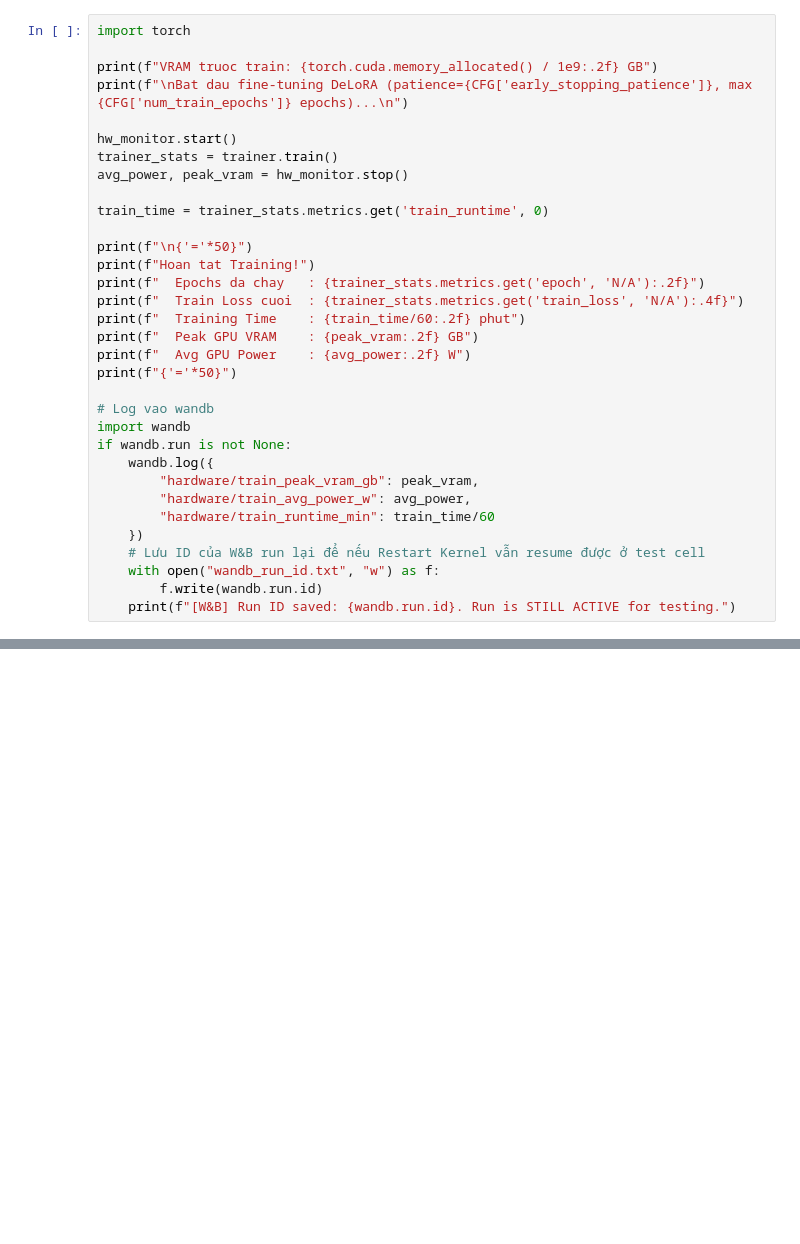
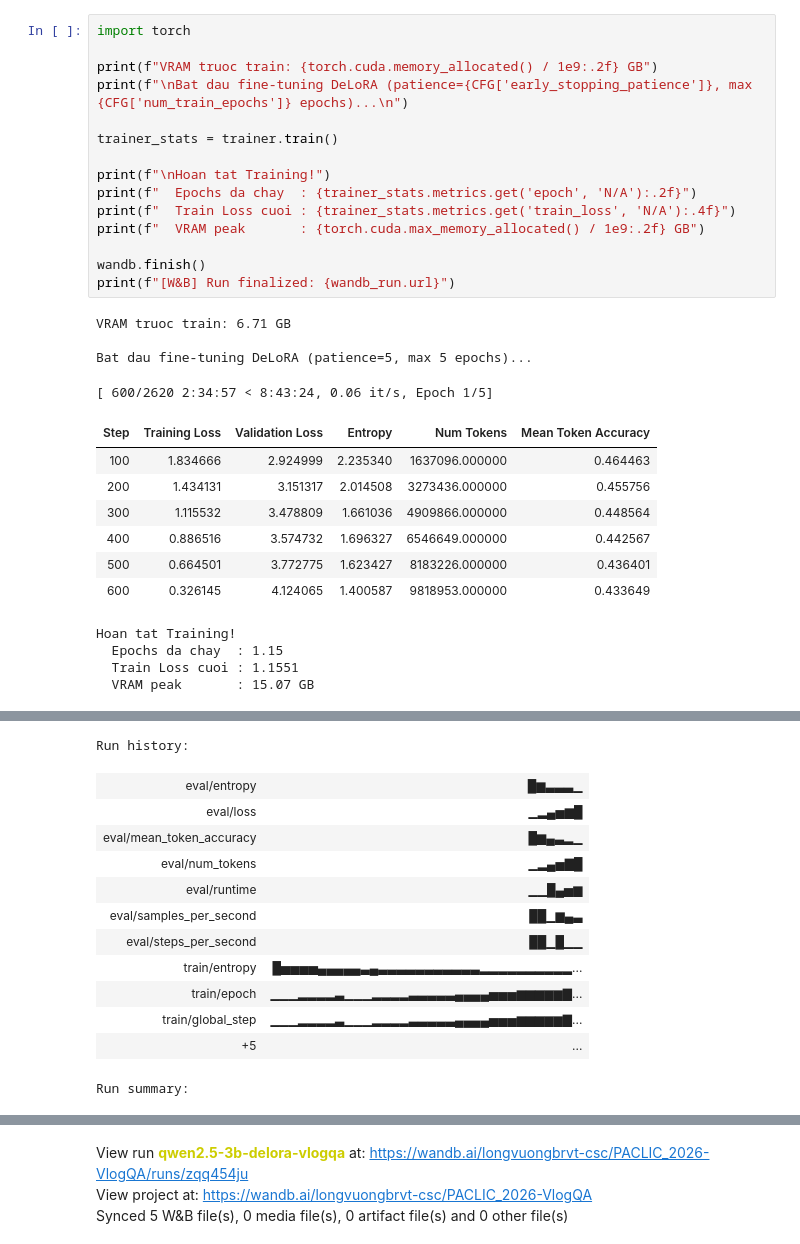
Before and after one commit to khanhlonguit/PACLIC_2026, a Jupyter notebook: VlogQA/qwen2.5-3B/DeLora/train_qwen_delora_vlogqa_3B.ipynb, the cells around one changed output, grey strips where cells are left out. Cells and saved outputs as stored; diff of their text form; blank space fills up the shorter version.

Commit message:
feat: add Jupyter notebook for training Qwen2.5-3B model using DeLora on VlogQA dataset

```diff
--- a/VlogQA/qwen2.5-3B/DeLora/train_qwen_delora_vlogqa_3B.ipynb
+++ b/VlogQA/qwen2.5-3B/DeLora/train_qwen_delora_vlogqa_3B.ipynb
@@ -443,33 +525,31 @@ print(f"  W&B run          : {wandb_run.url}")
 # %%
 import torch
 
 print(f"VRAM truoc train: {torch.cuda.memory_allocated() / 1e9:.2f} GB")
 print(f"\nBat dau fine-tuning DeLoRA (patience={CFG['early_stopping_patience']}, max {CFG['num_train_epochs']} epochs)...\n")
 
-hw_monitor.start()
 trainer_stats = trainer.train()
-avg_power, peak_vram = hw_monitor.stop()
 
-train_time = trainer_stats.metrics.get('train_runtime', 0)
+print(f"\nHoan tat Training!")
+print(f"  Epochs da chay  : {trainer_stats.metrics.get('epoch', 'N/A'):.2f}")
+print(f"  Train Loss cuoi : {trainer_stats.metrics.get('train_loss', 'N/A'):.4f}")
+print(f"  VRAM peak       : {torch.cuda.max_memory_allocated() / 1e9:.2f} GB")
 
-print(f"\n{'='*50}")
-print(f"Hoan tat Training!")
-print(f"  Epochs da chay   : {trainer_stats.metrics.get('epoch', 'N/A'):.2f}")
-print(f"  Train Loss cuoi  : {trainer_stats.metrics.get('train_loss', 'N/A'):.4f}")
-print(f"  Training Time    : {train_time/60:.2f} phut")
-print(f"  Peak GPU VRAM    : {peak_vram:.2f} GB")
-print(f"  Avg GPU Power    : {avg_power:.2f} W")
-print(f"{'='*50}")
-
-# Log vao wandb
-import wandb
-if wandb.run is not None:
-    wandb.log({
-        "hardware/train_peak_vram_gb": peak_vram,
-        "hardware/train_avg_power_w": avg_power,
-        "hardware/train_runtime_min": train_time/60
-    })
-    # Lưu ID của W&B run lại để nếu Restart Kernel vẫn resume được ở test cell
-    with open("wandb_run_id.txt", "w") as f:
-        f.write(wandb.run.id)
-    print(f"[W&B] Run ID saved: {wandb.run.id}. Run is STILL ACTIVE for testing.")
+wandb.finish()
+print(f"[W&B] Run finalized: {wandb_run.url}")
+# %% [output]
+VRAM truoc train: 6.71 GB
+
+Bat dau fine-tuning DeLoRA (patience=5, max 5 epochs)...
+[ 600/2620 2:34:57 < 8:43:24, 0.06 it/s, Epoch 1/5]
+| Step | Training Loss | Validation Loss | Entropy | Num Tokens | Mean Token Accuracy |
+| 100 | 1.834666 | 2.924999 | 2.235340 | 1637096.000000 | 0.464463 |
+| 200 | 1.434131 | 3.151317 | 2.014508 | 3273436.000000 | 0.455756 |
+| 300 | 1.115532 | 3.478809 | 1.661036 | 4909866.000000 | 0.448564 |
+| 400 | 0.886516 | 3.574732 | 1.696327 | 6546649.000000 | 0.442567 |
+| 500 | 0.664501 | 3.772775 | 1.623427 | 8183226.000000 | 0.436401 |
+| 600 | 0.326145 | 4.124065 | 1.400587 | 9818953.000000 | 0.433649 |
+Hoan tat Training!
+  Epochs da chay  : 1.15
+  Train Loss cuoi : 1.1551
+  VRAM peak       : 15.07 GB
@@ -475,0 +557,13 @@ if wandb.run is not None:
+Run history:
+| eval/entropy | █▆▃▃▃▁ |
+| eval/loss | ▁▂▄▅▆█ |
+| eval/mean_token_accuracy | █▆▄▃▂▁ |
+| eval/num_tokens | ▁▂▄▅▇█ |
+| eval/runtime | ▁▁█▄▅▆ |
+| eval/samples_per_second | ██▁▆▄▃ |
+| eval/steps_per_second | ██▁█▁▁ |
+| train/entropy | █▅▅▅▅▄▄▄▄▄▃▄▃▃▃▃▃▃▃▃▃▃▃▂▂▂▂▂▂▂▂▂▂... |
+| train/epoch | ▁▁▁▂▂▂▂▃▁▁▁▂▂▂▂▃▃▃▃▃▄▄▄▄▅▅▅▆▆▆▆▆▇... |
+| train/global_step | ▁▁▁▂▂▂▂▃▁▁▁▂▂▂▂▃▃▃▃▃▄▄▄▄▅▅▅▆▆▆▆▆▇... |
+| +5 | ... |
+Run summary:
@@ -475,0 +581,3 @@ if wandb.run is not None:
+View run qwen2.5-3b-delora-vlogqa at: https://wandb.ai/longvuongbrvt-csc/PACLIC_2026-VlogQA/runs/zqq454ju
+View project at: https://wandb.ai/longvuongbrvt-csc/PACLIC_2026-VlogQA
+Synced 5 W&B file(s), 0 media file(s), 0 artifact file(s) and 0 other file(s)
```
Also changed, not shown: parts of 38 cells of this notebook.
